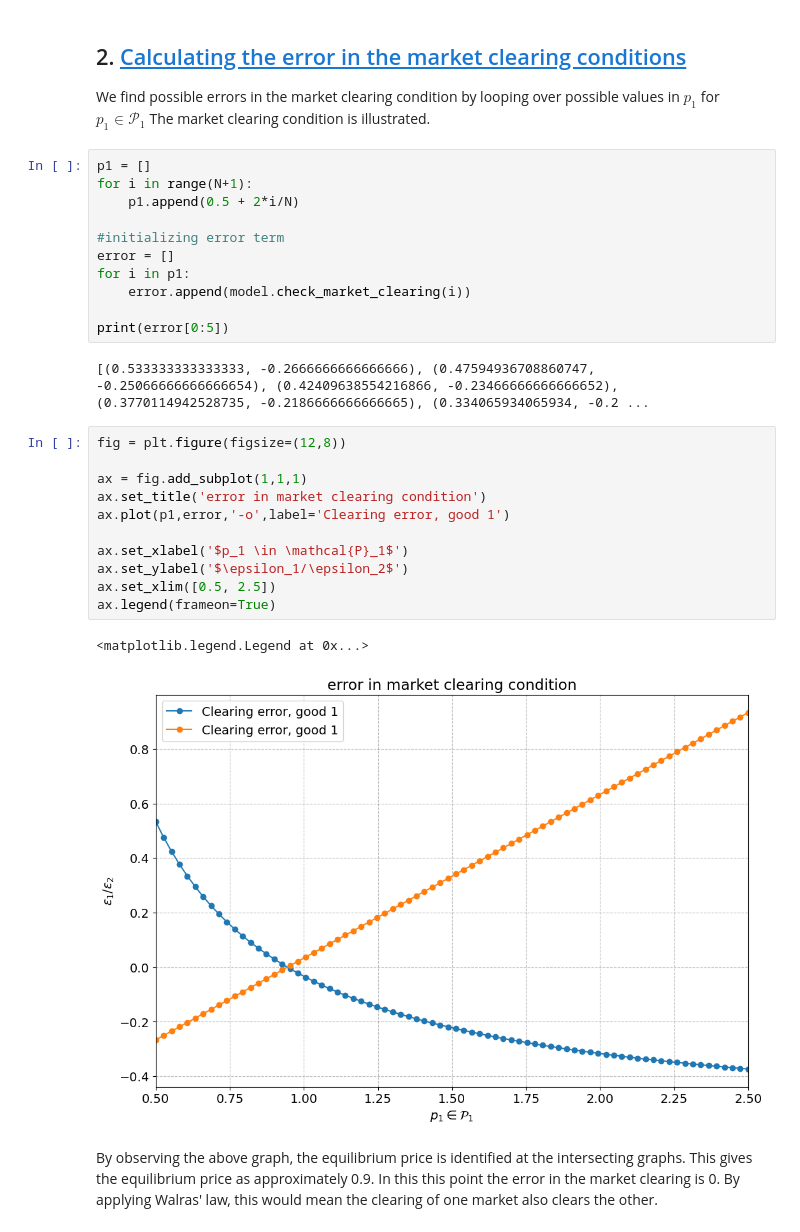
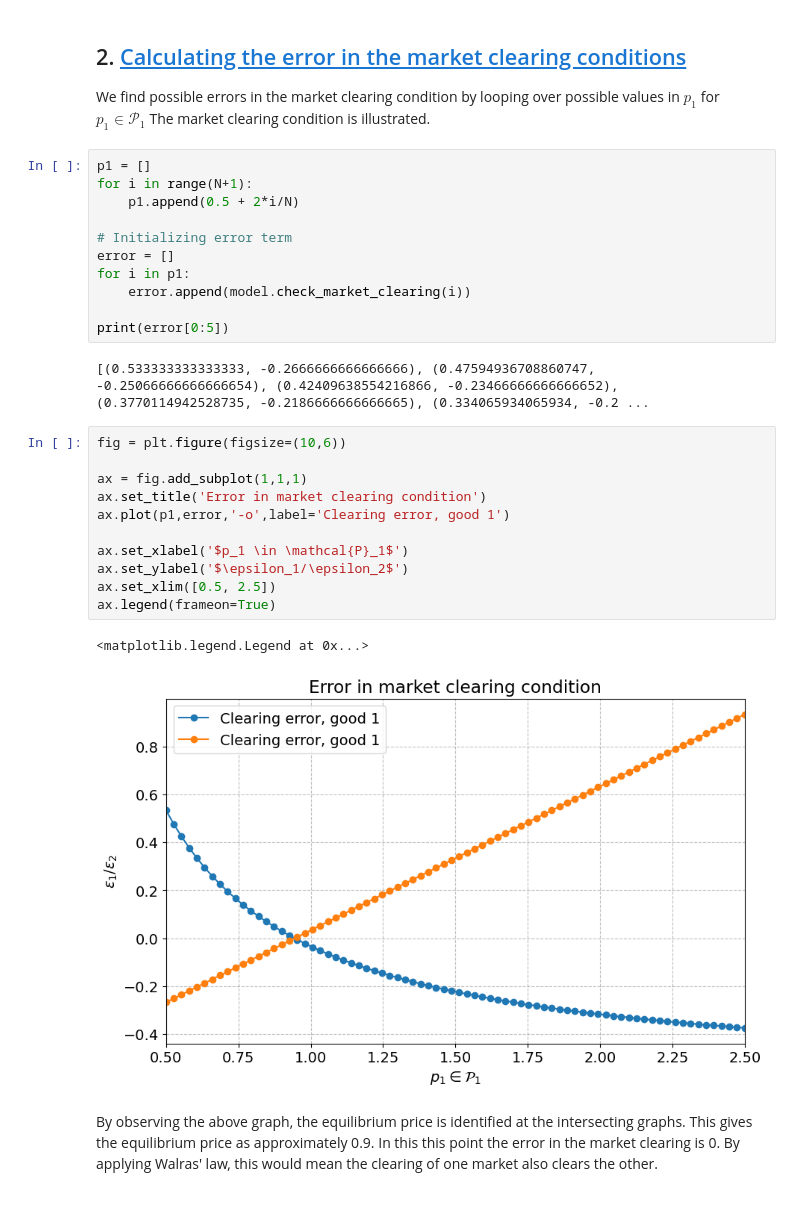
Before and after one commit to NumEconCopenhagen/projects-2024-sulaiman-phil-og-rabiah, a Jupyter notebook: inauguralproject/InauguralProject2024_rabiah_philippe_sulaiman.ipynb, the cells around one changed output. Cells and saved outputs as stored; diff of their text form.

```diff
--- a/inauguralproject/InauguralProject2024_rabiah_philippe_sulaiman.ipynb
+++ b/inauguralproject/InauguralProject2024_rabiah_philippe_sulaiman.ipynb
@@ -139,7 +141,7 @@ p1 = []
 for i in range(N+1):
     p1.append(0.5 + 2*i/N)
 
-#initializing error term
+# Initializing error term
 error = []
 for i in p1:
     error.append(model.check_market_clearing(i))
@@ -148,19 +150,19 @@ print(error[0:5])
 # %% [output]
 [(0.533333333333333, -0.2666666666666666), (0.47594936708860747, -0.25066666666666654), (0.42409638554216866, -0.23466666666666652), (0.3770114942528735, -0.2186666666666665), (0.334065934065934, -0.2 ...
 # %%
-fig = plt.figure(figsize=(12,8))
+fig = plt.figure(figsize=(10,6))
 
 ax = fig.add_subplot(1,1,1)
-ax.set_title('error in market clearing condition')
+ax.set_title('Error in market clearing condition')
 ax.plot(p1,error,'-o',label='Clearing error, good 1')
 
 ax.set_xlabel('$p_1 \in \mathcal{P}_1$')
 ax.set_ylabel('$\epsilon_1/\epsilon_2$')
 ax.set_xlim([0.5, 2.5])
 ax.legend(frameon=True)
 # %% [output]
 <matplotlib.legend.Legend at 0x...>
-[figure, old version]
+[figure, new version]
 # %% [markdown]
 By observing the above graph, the equilibrium price is identified at the intersecting graphs. This gives the equilibrium price as approximately 0.9. In this this point the error in the market clearing is 0. By applying Walras' law, this would mean the clearing of one market also clears the other.
 # %% [markdown]
```
Also changed, not shown: parts of 13 cells of this notebook.
